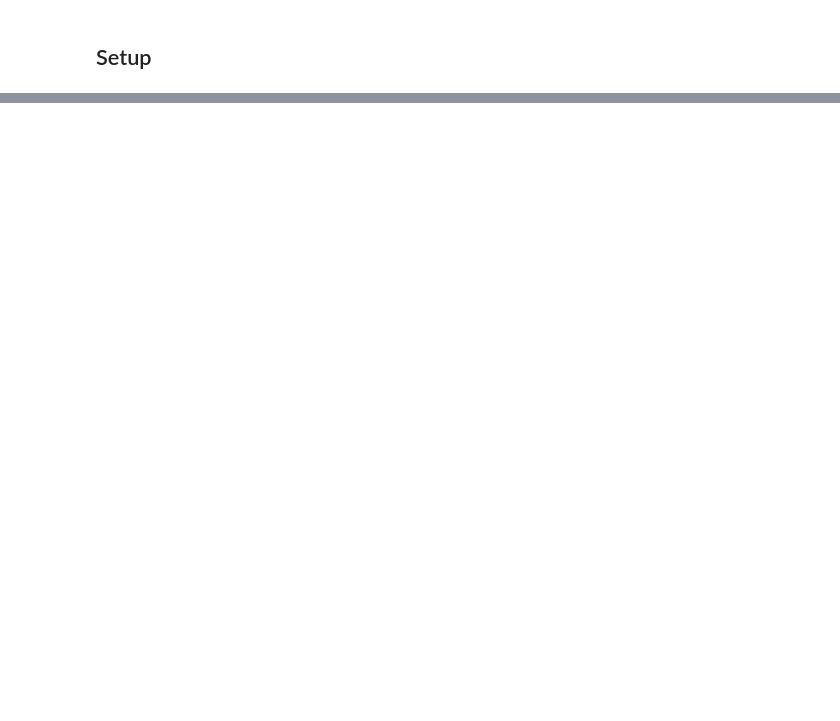
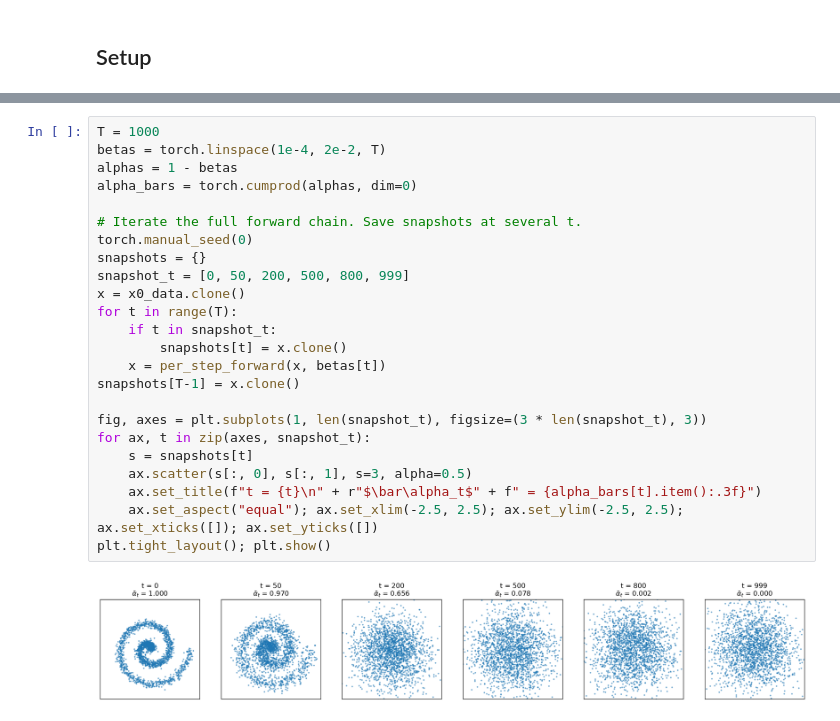
Before and after one commit to ms802x/image-gen-curriculum, a Jupyter notebook: day2/day2_paper_math_to_code.ipynb, the cells around one changed output, grey strips where cells are left out. Drawn from its saved outputs; the diff is of its cells as text; blank space fills up the shorter version.

```diff
--- a/day2/day2_paper_math_to_code.ipynb
+++ b/day2/day2_paper_math_to_code.ipynb
@@ -523,0 +254,26 @@ Every equation from sections 2 and 3 of the DDPM paper has a corresponding funct
+# %%
+T = 1000
+betas = torch.linspace(1e-4, 2e-2, T)
+alphas = 1 - betas
+alpha_bars = torch.cumprod(alphas, dim=0)
+
+# Iterate the full forward chain. Save snapshots at several t.
+torch.manual_seed(0)
+snapshots = {}
+snapshot_t = [0, 50, 200, 500, 800, 999]
+x = x0_data.clone()
+for t in range(T):
+    if t in snapshot_t:
+        snapshots[t] = x.clone()
+    x = per_step_forward(x, betas[t])
+snapshots[T-1] = x.clone()
+
+fig, axes = plt.subplots(1, len(snapshot_t), figsize=(3 * len(snapshot_t), 3))
+for ax, t in zip(axes, snapshot_t):
+    s = snapshots[t]
+    ax.scatter(s[:, 0], s[:, 1], s=3, alpha=0.5)
+    ax.set_title(f"t = {t}\n" + r"$\bar\alpha_t$" + f" = {alpha_bars[t].item():.3f}")
+    ax.set_aspect("equal"); ax.set_xlim(-2.5, 2.5); ax.set_ylim(-2.5, 2.5); ax.set_xticks([]); ax.set_yticks([])
+plt.tight_layout(); plt.show()
+# %% [output]
+[figure, added]
```
Also changed, not shown: parts of 73 cells of this notebook, 1 other file.
